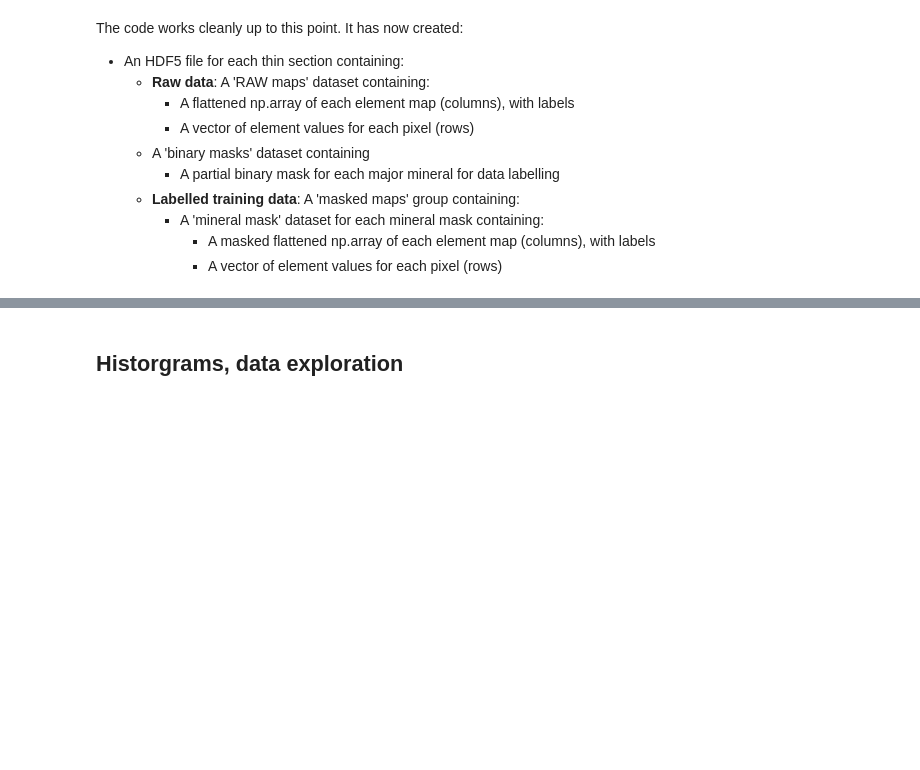
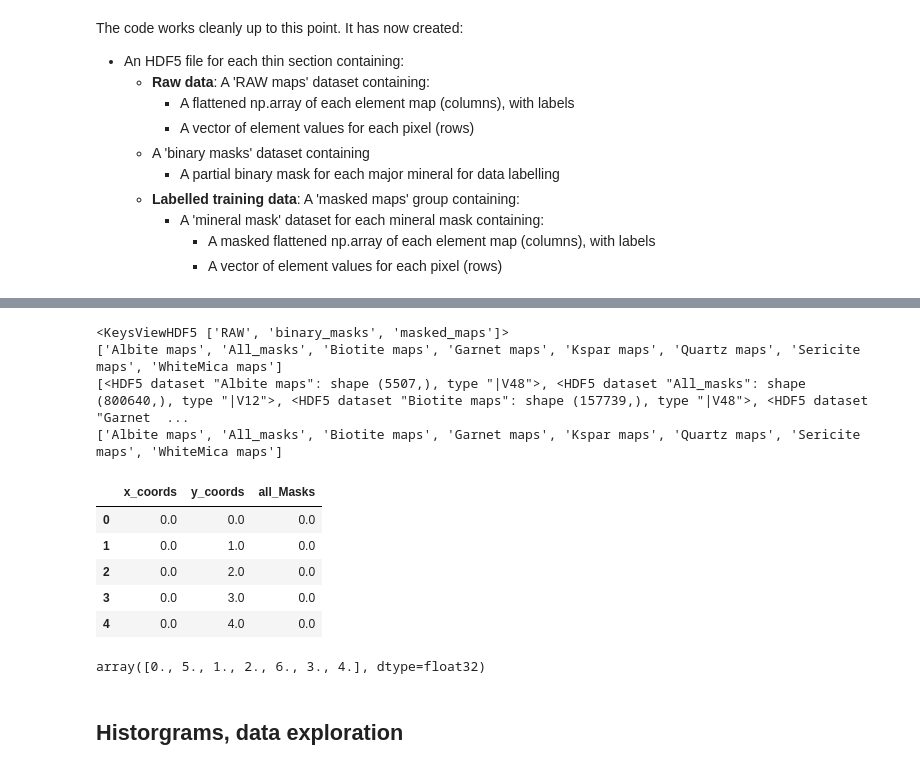
Before and after one commit to nicole-m-aikin/ML-Geo-Pixel-Poppers, a Jupyter notebook: ESS469_Project_ML.ipynb, the cells around one changed output, grey strips where cells are left out. Saved outputs shown, nothing was run; the diff lists cells and outputs as text; code cells hidden in the pictures; blank space fills up the shorter version.

```diff
--- a/ESS469_Project_ML.ipynb
+++ b/ESS469_Project_ML.ipynb
@@ -580,3 +631,44 @@ The code works cleanly up to this point. It has now created:
+# %%
+filepath = './Aikin_Data/78.7-10-1_Hot_data.h5'
+groupname = 'masked_maps'
+with h5py.File(filepath, 'r') as datafile:
+    print(datafile.keys())
+    group = datafile[groupname]
+
+    dset_names = list(group.keys())
+    dset_values = list(group.values())
+    print(dset_names)
+    print(dset_values)
+    # create a dict for the pandas dataframes
+masked_maps = {}
+for mineralMap in dset_names:
+    dataset_path = f"{groupname}/{mineralMap}"
+    df = pd.read_hdf(filepath, key=dataset_path, mode='r')
+    masked_maps[mineralMap] = df
+
+mineralKeys = list(masked_maps.keys())
+print(mineralKeys)
+masked_maps[mineralKeys[1]].head()
+# %% [output]
+<KeysViewHDF5 ['RAW', 'binary_masks', 'masked_maps']>
+['Albite maps', 'All_masks', 'Biotite maps', 'Garnet maps', 'Kspar maps', 'Quartz maps', 'Sericite maps', 'WhiteMica maps']
+[<HDF5 dataset "Albite maps": shape (5507,), type "|V48">, <HDF5 dataset "All_masks": shape (800640,), type "|V12">, <HDF5 dataset "Biotite maps": shape (157739,), type "|V48">, <HDF5 dataset "Garnet  ...
+['Albite maps', 'All_masks', 'Biotite maps', 'Garnet maps', 'Kspar maps', 'Quartz maps', 'Sericite maps', 'WhiteMica maps']
+|  | x_coords | y_coords | all_Masks |
+| 0 | 0.0 | 0.0 | 0.0 |
+| 1 | 0.0 | 1.0 | 0.0 |
+| 2 | 0.0 | 2.0 | 0.0 |
+| 3 | 0.0 | 3.0 | 0.0 |
+| 4 | 0.0 | 4.0 | 0.0 |
+# %%
+# let's just work with one df for now
+
+df = masked_maps[mineralKeys[1]]
+
+# see all unique values in a series
+df['all_Masks'].unique()
+# %% [output]
+array([0., 5., 1., 2., 6., 3., 4.], dtype=float32)
 # %% [markdown]
 ## Historgrams, data exploration
 # %%
```
Also changed, not shown: parts of 11 cells of this notebook.
